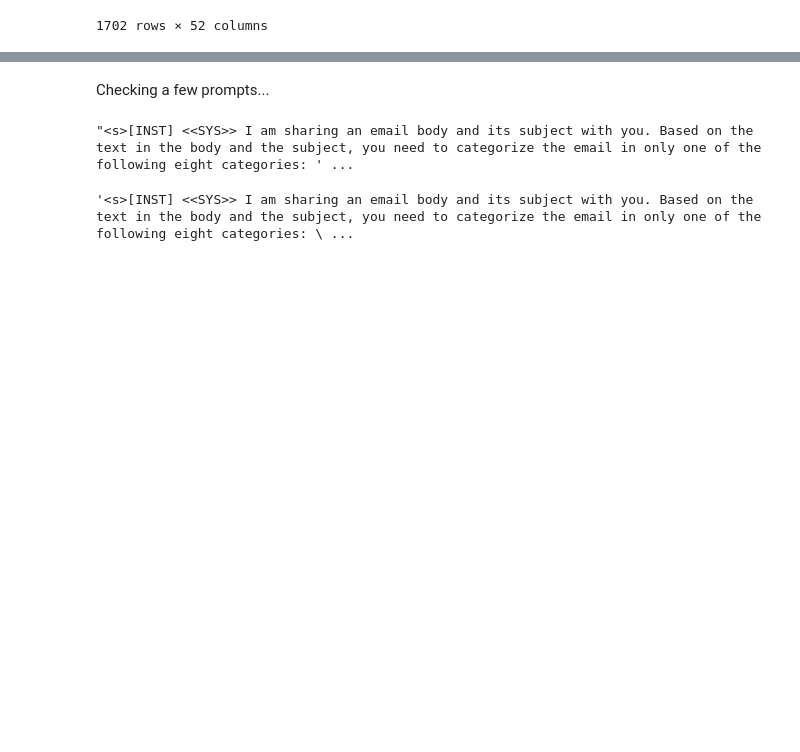
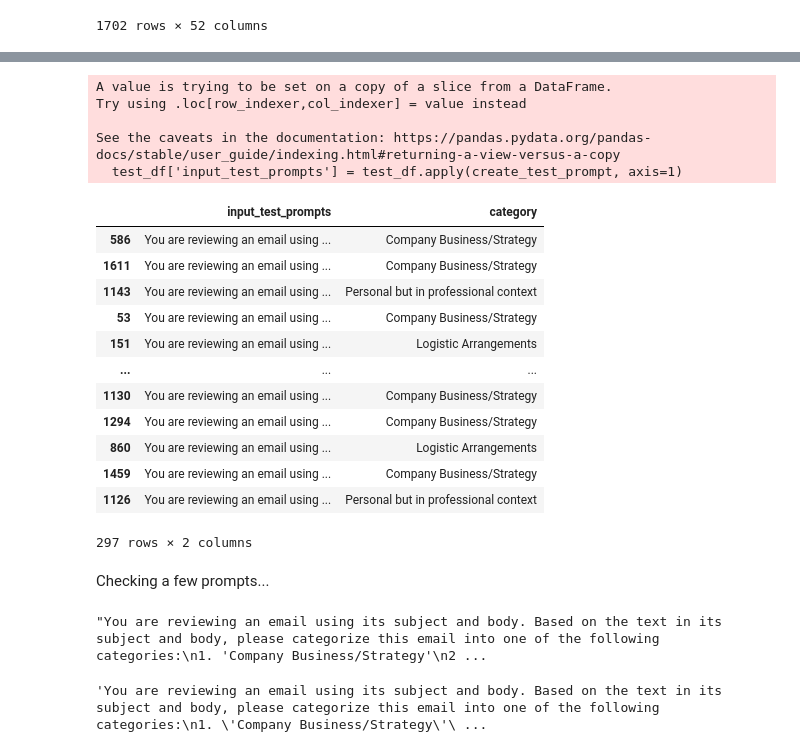
Before and after one commit to neelblabla/large_language_models_for_processing_emails, a Jupyter notebook: 1_data_preparation_and_eda/2_labeled_df_for_finetuning_without_RE.ipynb, the cells around one changed output, grey strips where cells are left out. Drawn from its saved outputs; the diff is of its cells as text; code cells hidden in the pictures; blank space fills up the shorter version.

```diff
--- a/1_data_preparation_and_eda/2_labeled_df_for_finetuning_without_RE.ipynb
+++ b/1_data_preparation_and_eda/2_labeled_df_for_finetuning_without_RE.ipynb
@@ -133,11 +163,0 @@ prompts_df[prompts_df['prompts']=='nan']
-# %%
-# creating testing dataset
-test_df['input_test_prompts'] = "<s>[INST] <<SYS>> I am sharing an email body and its subject with you. Based on the text in the body and the subject, you need to categorize the email in only one of the following eight categories: 'Company Business, Strategy, etc.'; 'Purely Personal'; 'Personal but in professional context (e.g., it was good working with you)'; 'Logistic Arrangements (meeting scheduling, technical support, etc)'; 'Employment arrangements (job seeking, hiring, recommendations, etc)'; 'Document editing/checking (collaboration)'; 'Empty message (due to missing attachment)'; 'Empty message'. <</SYS>> ###[EMail-Subject]:- " + test_df['subject'] + " ###[EMail-Body]:- " + test_df['body'] + " ###This EMail can be best Categorised as [/INST]"
-
-prompts_df_test = pd.DataFrame(columns=['input_test_prompts', 'category'])
-prompts_df_test['input_test_prompts'] = test_df['input_test_prompts'].astype(str)
-prompts_df_test['category'] = test_df['category'].astype(str)
-prompts_df_test = prompts_df_test.drop(prompts_df_test[prompts_df_test['input_test_prompts'] == 'nan'].index)
-prompts_df_test.reset_index()
-prompts_df_test.to_csv('prompts_test.csv', index=False)
-prompts_df_test
@@ -163,10 +164,70 @@ See the caveats in the documentation: https://pandas.pydata.org/pandas-docs/stab
+# %%
+# function to create testing prompts
+def create_test_prompt(row):
+    subject = str(row['subject'])
+    body = str(row['body'])
+
+    # categorization test prompt with placeholders for subject and body
+    categorization_test_prompt = (
+        "You are reviewing an email using its subject and body. Based on the text in its subject and body, please categorize this email into one of the following categories:\n"
+        "1. 'Company Business/Strategy'\n"
+        "2. 'Purely Personal'\n"
+        "3. 'Personal but in a professional context'\n"
+        "4. 'Logistic Arrangements'\n"
+        "5. 'Employment arrangements'\n"
+        "6. 'Document editing/checking/collaboration'\n"
+        "7. 'Empty message (due to missing attachment)'\n"
+        "8. 'Empty message'\n"
+        "Please provide only one category (e.g., 'Purely Personal').\n"
+        "\n"
+        "Subject:: {{subject}}\n"
+        "Body:: {{body}}\n"
+        "\n"
+        "What should this email be categorized as?\n"
+    )
+
+    # replacing placeholders with actual values
+    prompt = categorization_test_prompt.replace("{{subject}}", subject)
+    prompt = prompt.replace("{{body}}", body)
+
+    return prompt
+
+test_df['input_test_prompts'] = test_df.apply(create_test_prompt, axis=1)
+
+# creating testing dataset
+prompts_df_test = pd.DataFrame(columns=['input_test_prompts', 'category'])
+prompts_df_test['input_test_prompts'] = test_df['input_test_prompts'].astype(str)
+prompts_df_test['category'] = test_df['category'].astype(str)
+prompts_df_test = prompts_df_test.drop(prompts_df_test[prompts_df_test['input_test_prompts'] == 'nan'].index)
+prompts_df_test.reset_index()
+prompts_df_test.to_csv('prompts_test.csv', index=False)
+prompts_df_test
+# %% [output]
+A value is trying to be set on a copy of a slice from a DataFrame.
+Try using .loc[row_indexer,col_indexer] = value instead
+
+See the caveats in the documentation: https://pandas.pydata.org/pandas-docs/stable/user_guide/indexing.html#returning-a-view-versus-a-copy
+  test_df['input_test_prompts'] = test_df.apply(create_test_prompt, axis=1)
+|  | input_test_prompts | category |
+| 586 | You are reviewing an email using ... | Company Business/Strategy |
+| 1611 | You are reviewing an email using ... | Company Business/Strategy |
+| 1143 | You are reviewing an email using ... | Personal but in professional context |
+| 53 | You are reviewing an email using ... | Company Business/Strategy |
+| 151 | You are reviewing an email using ... | Logistic Arrangements |
+| ... | ... | ... |
+| 1130 | You are reviewing an email using ... | Company Business/Strategy |
+| 1294 | You are reviewing an email using ... | Company Business/Strategy |
+| 860 | You are reviewing an email using ... | Logistic Arrangements |
+| 1459 | You are reviewing an email using ... | Company Business/Strategy |
+| 1126 | You are reviewing an email using ... | Personal but in professional context |
+297 rows × 2 columns
 # %% [markdown]
 Checking a few prompts...
 # %%
 prompts_df_test['input_test_prompts'][1459]
 # %% [output]
-"<s>[INST] <<SYS>> I am sharing an email body and its subject with you. Based on the text in the body and the subject, you need to categorize the email in only one of the following eight categories: ' ...
+"You are reviewing an email using its subject and body. Based on the text in its subject and body, please categorize this email into one of the following categories:\n1. 'Company Business/Strategy'\n2 ...
 # %%
 prompts_df_test['input_test_prompts'][1126]
 # %% [output]
-'<s>[INST] <<SYS>> I am sharing an email body and its subject with you. Based on the text in the body and the subject, you need to categorize the email in only one of the following eight categories: \ ...
+'You are reviewing an email using its subject and body. Based on the text in its subject and body, please categorize this email into one of the following categories:\n1. \'Company Business/Strategy\'\ ...
```
Also changed, not shown: parts of 7 cells of this notebook, 5 other files.
